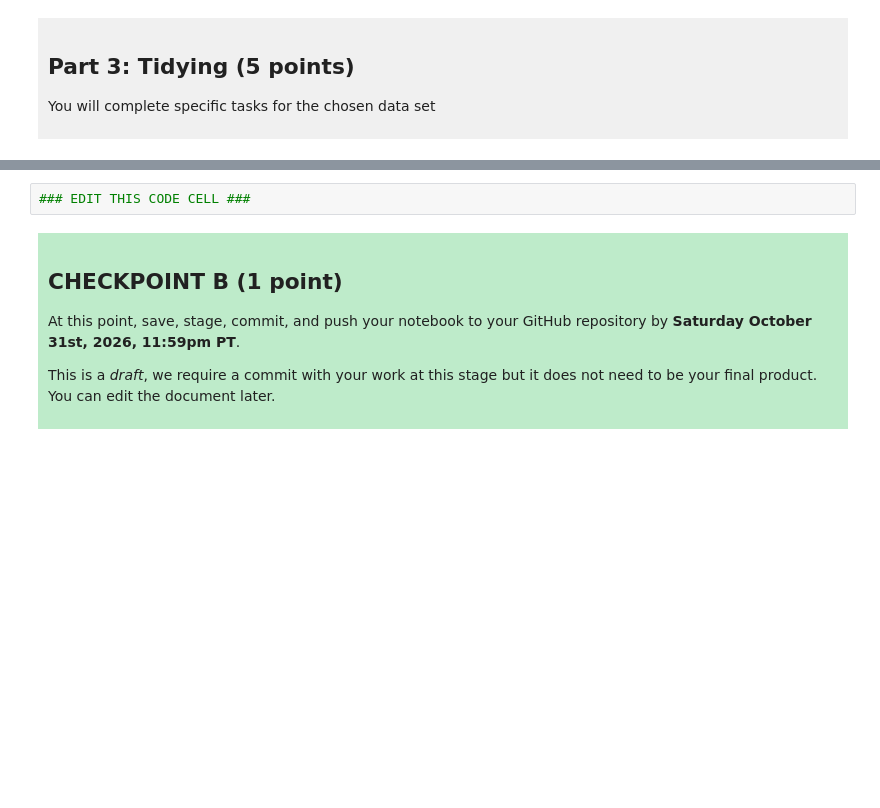
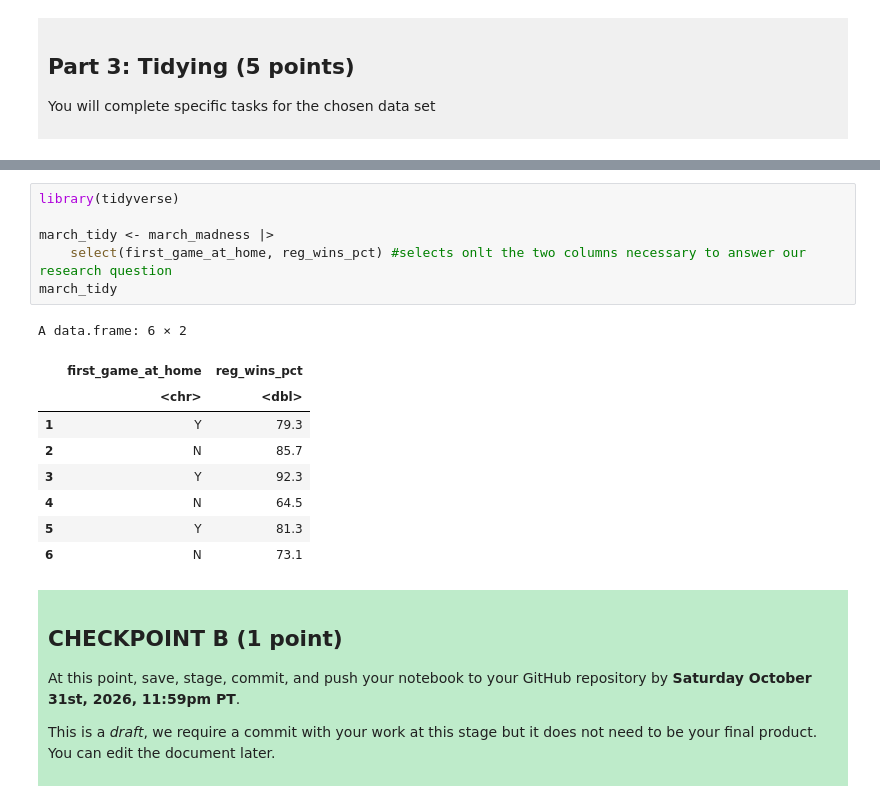
Before and after one commit to jmar2008/dsci-100-project-jason-mar, a Jupyter notebook: dsci-100-project-notebook.ipynb, the cells around one changed output, grey strips where cells are left out. Saved outputs shown, nothing was run; the diff lists cells and outputs as text; blank space fills up the shorter version.

```diff
--- a/dsci-100-project-notebook.ipynb
+++ b/dsci-100-project-notebook.ipynb
@@ -191,5 +204,19 @@ Produce a tidy data set that could be used to answer your research question usin
 # %%
-### EDIT THIS CODE CELL ###
+library(tidyverse)
+
+march_tidy <- march_madness |>
+    select(first_game_at_home, reg_wins_pct) #selects onlt the two columns necessary to answer our research question
+march_tidy
+# %% [output]
+A data.frame: 6 × 2
+|  | first_game_at_home | reg_wins_pct |
+|  | <chr> | <dbl> |
+| 1 | Y | 79.3 |
+| 2 | N | 85.7 |
+| 3 | Y | 92.3 |
+| 4 | N | 64.5 |
+| 5 | Y | 81.3 |
+| 6 | N | 73.1 |
 # %% [markdown]
 <div style="background-color: #beebca; padding: 10px;">
 
```
Also changed, not shown: parts of 5 cells of this notebook.
